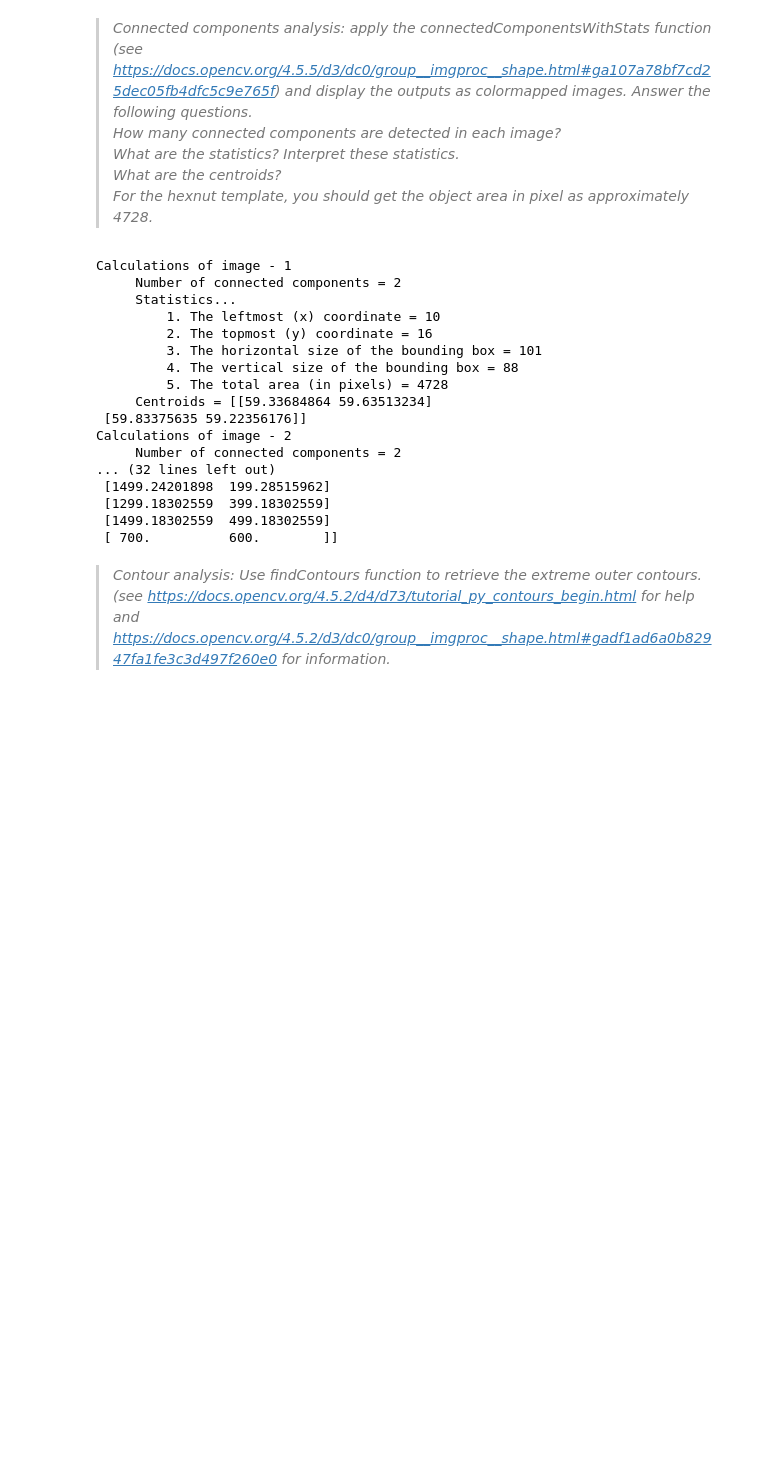
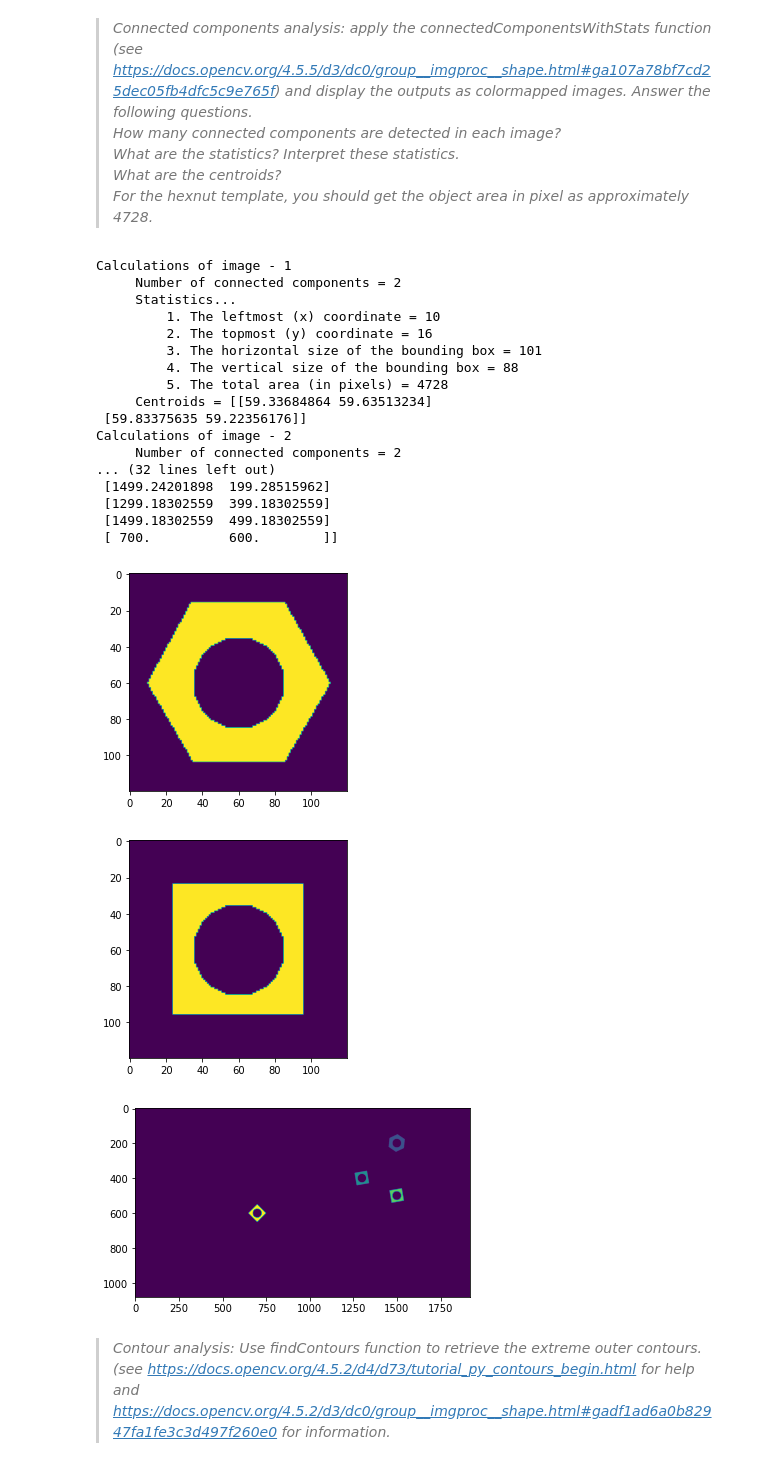
Before and after one commit to KavinduWeerasinghe/Assignment-3, a Jupyter notebook: Assignment 3.ipynb, the cells around one changed output. Drawn from its saved outputs; the diff is of its cells as text; code cells hidden in the pictures; blank space fills up the shorter version.

```diff
--- a/Assignment 3.ipynb
+++ b/Assignment 3.ipynb
@@ -77,6 +77,9 @@ class Output:
     def Print(abc,i):
         print("Calculations of image -",i)
         print("     Number of connected components =",abc.num_lables)
+        fig, ax = plt. subplots()
+        Image=abc.lables
+        ax.imshow(Image)
         print("     Statistics... ")
         for j in range(1,abc.num_lables):
             print("         1. The leftmost (x) coordinate =",abc.stats[j,cv.CC_STAT_LEFT])
@@ -86,33 +89,36 @@ class Output:
             print("         5. The total area (in pixels) =",abc.stats[j,cv.CC_STAT_AREA])
         print("     Centroids =",abc.centroids)
 
 Connectivity=4
 O1 = cv.connectedComponentsWithStats(closing_1, Connectivity, cv.CV_32S)
 O2 = cv.connectedComponentsWithStats(closing_2, Connectivity, cv.CV_32S)
 O3 = cv.connectedComponentsWithStats(closing_3, Connectivity, cv.CV_32S)
 Os=[O1,O2,O3]
 
 for j,i in enumerate(Os):
     Os[j]=Output(i[0],i[1],i[2],i[3])
     Os[j].Print(j+1)
 # %% [output]
 Calculations of image - 1
      Number of connected components = 2
      Statistics...
          1. The leftmost (x) coordinate = 10
          2. The topmost (y) coordinate = 16
          3. The horizontal size of the bounding box = 101
          4. The vertical size of the bounding box = 88
          5. The total area (in pixels) = 4728
      Centroids = [[59.33684864 59.63513234]
  [59.83375635 59.22356176]]
 Calculations of image - 2
      Number of connected components = 2
 ... (32 lines left out)
  [1499.24201898  199.28515962]
  [1299.18302559  399.18302559]
  [1499.18302559  499.18302559]
  [ 700.          600.        ]]
+[figure, added]
+[figure, added]
+[figure, added]
 # %% [markdown]
 >*Contour analysis: Use findContours function to retrieve the extreme outer contours. (see https://docs.opencv.org/4.5.2/d4/d73/tutorial_py_contours_begin.html for help and https://docs.opencv.org/4.5.2/d3/dc0/group__imgproc__shape.html#gadf1ad6a0b82947fa1fe3c3d497f260e0 for information.*
 # %%
```
Also changed, not shown: parts of 3 cells of this notebook.
